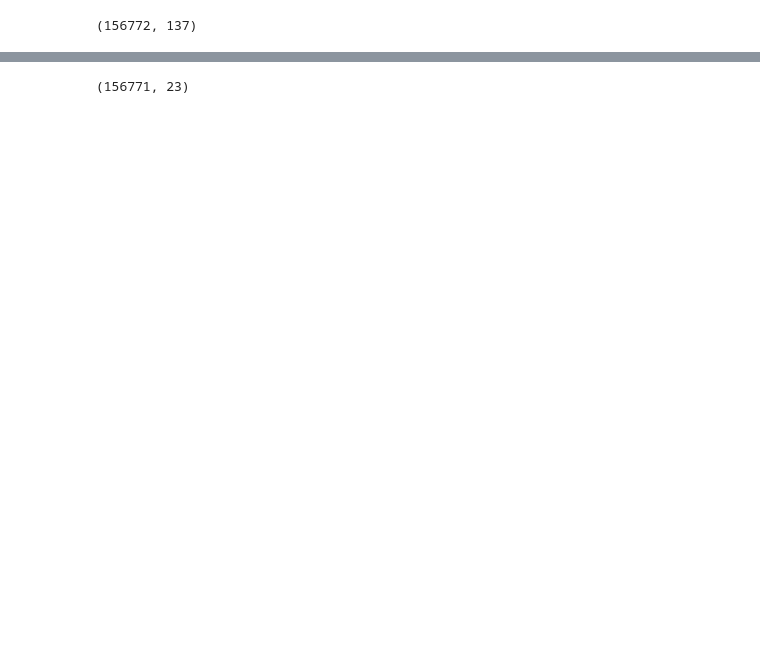
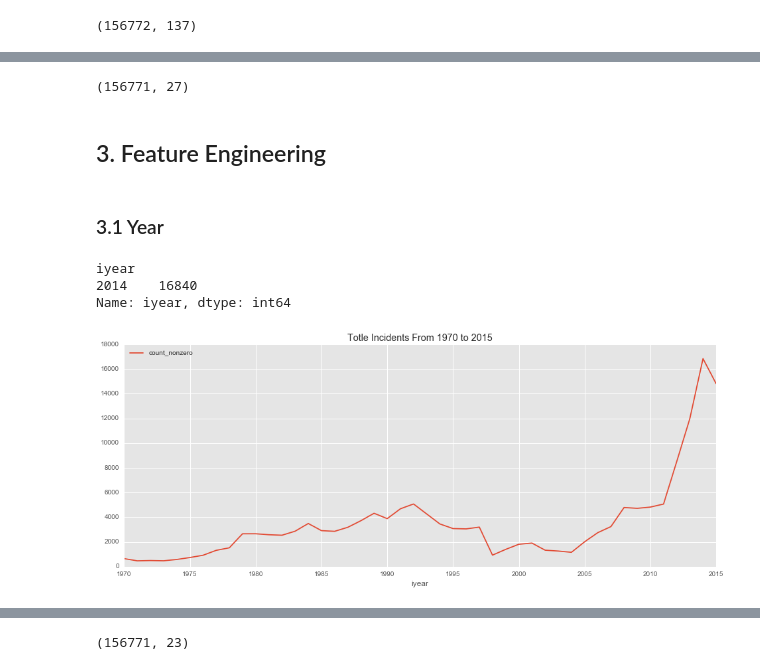
Before and after one commit to qwang51/Global-Terrorism, a Jupyter notebook: Exploratory Analysis.ipynb, the cells around one changed output, grey strips where cells are left out. Cells and saved outputs as stored; diff of their text form; code cells hidden in the pictures; blank space fills up the shorter version.

```diff
--- a/Exploratory Analysis.ipynb
+++ b/Exploratory Analysis.ipynb
@@ -293,0 +157,35 @@ dtype: int64
+# %%
+# INT_ANY and INT_LOG have a correlation of 1, weaptypes and weapsubtypes are correlated as well.
+# Except weaptype1, other weptype contains too many null values.
+
+# subset1 - Basic information include year, month, country, region, attacktype, weaptype, targettype and gname
+subset1 = sub_gtd[['country', 'region', 'date', 'iyear', 'imonth',
+                   'attacktype1', 'weaptype1', 'weapsubtype1',
+                   'targtype1', 'targsubtype1', 'natlty1',
+                   'doubtterr', 'alternative', 'multiple',
+                   'INT_ANY', 'INT_IDEO', 'specificity',
+                   'nperps', 'nperpcap', 'property', 'propextent',
+                   'ransom', 'suicide', 'ishostkid', 'vicinity', 'success',
+                   'gname']]
+# %%
+subset1.shape
+# %% [output]
+(156771, 27)
+# %% [markdown]
+## 3. Feature Engineering
+# %% [markdown]
+### 3.1  Year
+# %%
+# After year 2011, there is a huge increase globally, the peak was in 2014, 16840 in total.
+gtd.groupby(['iyear']).iyear.count().nlargest(1)
+# %% [output]
+iyear
+2014    16840
+Name: iyear, dtype: int64
+# %%
+# Line chart of total incident by year
+subset1.groupby(['iyear']).iyear.agg([np.count_nonzero]).plot(figsize=(16,6))
+plt.title('Totle Incidents From 1970 to 2015')
+plt.show()
+# %% [output]
+[figure, added]
```
Also changed, not shown: parts of 83 cells of this notebook.
